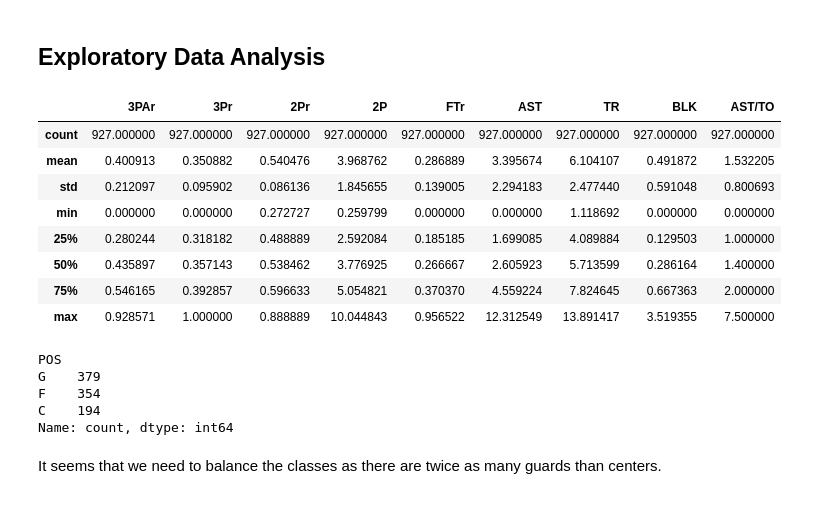
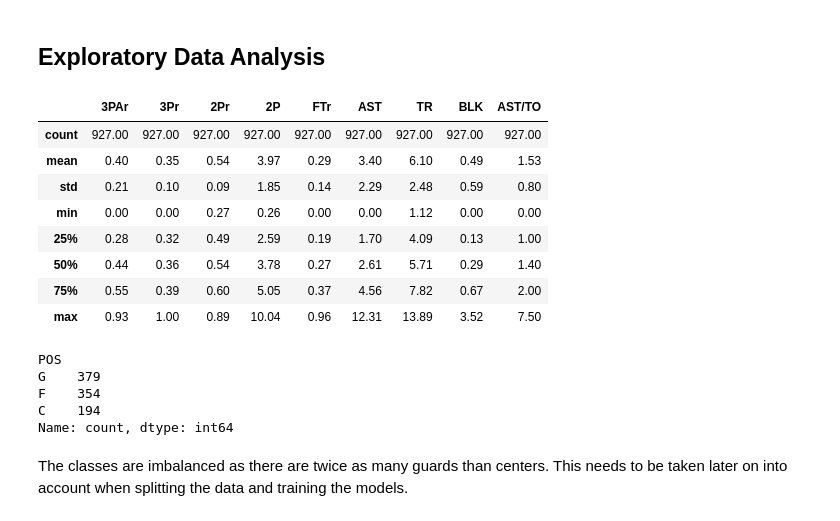
Before and after one commit to vikkesavola/euroleague-position-classifier, a Jupyter notebook: 1_feature_engineering.ipynb, the cells around one changed output. Saved outputs shown, nothing was run; the diff lists cells and outputs as text; code cells hidden in the pictures.

```diff
--- a/1_feature_engineering.ipynb
+++ b/1_feature_engineering.ipynb
@@ -28,18 +28,22 @@ df = pd.DataFrame()
 
 df["POS"] = df_filtered["position"]
 df["code"] = df_filtered["code"]
-df["3PAr"] = df_filtered["threePointersAttempted"] / ( df_filtered["twoPointersAttempted"] + df_filtered["threePointersAttempted"] )
+df["3PAr"] = df_filtered["threePointersAttempted"] /
+            ( df_filtered["twoPointersAttempted"] +
+              df_filtered["threePointersAttempted"] )
 df["3Pr"] = df_filtered["threePointersMade"] / df_filtered["threePointersAttempted"]
 df["2Pr"] = df_filtered["twoPointersMade"] / df_filtered["twoPointersAttempted"]
 df["2P"] = df_filtered["twoPointersMade"] / df_filtered["minutesPlayed"] * 40
 df["FD"] = df_filtered["foulsDrawn"] / df_filtered["minutesPlayed"] * 40
-df["FTr"] = df_filtered["freeThrowsAttempted"] / ( df_filtered["twoPointersAttempted"] + df_filtered["threePointersAttempted"] )
+df["FTr"] = df_filtered["freeThrowsAttempted"] /
+            ( df_filtered["twoPointersAttempted"] +
+              df_filtered["threePointersAttempted"] )
 df["AST"] = df_filtered["assists"] / df_filtered["minutesPlayed"] * 40
 df["TR"] = df_filtered["totalRebounds"] / df_filtered["minutesPlayed"] * 40
 df["BLK"] = df_filtered["blocks"] / df_filtered["minutesPlayed"] * 40
 df["AST/TO"] = df_filtered["assists"] / ( df_filtered["turnovers"] )
 
-df["POS"] = df["POS"].map({1: "G", 2: "F", 3: "C"})
+df["POS"] = df["POS"].map({1: "G", 2: "F", 3: "C"}) # convert EuroLeague's numerical labels into more interpretable ones
 
 # replace AST/TO's infinite values with NaN and perform median imputation
 df["AST/TO"] = df["AST/TO"].replace([np.inf, -np.inf], np.nan)
@@ -48,6 +52,6 @@ df["AST/TO"] = SimpleImputer(missing_values=np.nan, strategy='median').fit_trans
 # perform median imputation for 3Pr as well since is has many NaNs
 df["3Pr"] = SimpleImputer(missing_values=np.nan, strategy='median').fit_transform(df[["3Pr"]])
 
-df.head()
+df.round(3).head()
 # %% [output]
 |  | POS | code | 3PAr | 3Pr | 2Pr | 2P | FD | FTr | AST | TR | BLK | ... |
@@ -70,17 +74,17 @@ df = df.drop(columns=["FD"])
 # %% [markdown]
 ## Exploratory Data Analysis
 # %%
-df.describe()
+df.describe().round(2)
 # %% [output]
 |  | 3PAr | 3Pr | 2Pr | 2P | FTr | AST | TR | BLK | AST/TO |
-| count | 927.000000 | 927.000000 | 927.000000 | 927.000000 | 927.000000 | 927.000000 | 927.000000 | 927.000000 | 927.000000 |
-| mean | 0.400913 | 0.350882 | 0.540476 | 3.968762 | 0.286889 | 3.395674 | 6.104107 | 0.491872 | 1.532205 |
-| std | 0.212097 | 0.095902 | 0.086136 | 1.845655 | 0.139005 | 2.294183 | 2.477440 | 0.591048 | 0.800693 |
-| min | 0.000000 | 0.000000 | 0.272727 | 0.259799 | 0.000000 | 0.000000 | 1.118692 | 0.000000 | 0.000000 |
-| 25% | 0.280244 | 0.318182 | 0.488889 | 2.592084 | 0.185185 | 1.699085 | 4.089884 | 0.129503 | 1.000000 |
-| 50% | 0.435897 | 0.357143 | 0.538462 | 3.776925 | 0.266667 | 2.605923 | 5.713599 | 0.286164 | 1.400000 |
-| 75% | 0.546165 | 0.392857 | 0.596633 | 5.054821 | 0.370370 | 4.559224 | 7.824645 | 0.667363 | 2.000000 |
-| max | 0.928571 | 1.000000 | 0.888889 | 10.044843 | 0.956522 | 12.312549 | 13.891417 | 3.519355 | 7.500000 |
+| count | 927.00 | 927.00 | 927.00 | 927.00 | 927.00 | 927.00 | 927.00 | 927.00 | 927.00 |
+| mean | 0.40 | 0.35 | 0.54 | 3.97 | 0.29 | 3.40 | 6.10 | 0.49 | 1.53 |
+| std | 0.21 | 0.10 | 0.09 | 1.85 | 0.14 | 2.29 | 2.48 | 0.59 | 0.80 |
+| min | 0.00 | 0.00 | 0.27 | 0.26 | 0.00 | 0.00 | 1.12 | 0.00 | 0.00 |
+| 25% | 0.28 | 0.32 | 0.49 | 2.59 | 0.19 | 1.70 | 4.09 | 0.13 | 1.00 |
+| 50% | 0.44 | 0.36 | 0.54 | 3.78 | 0.27 | 2.61 | 5.71 | 0.29 | 1.40 |
+| 75% | 0.55 | 0.39 | 0.60 | 5.05 | 0.37 | 4.56 | 7.82 | 0.67 | 2.00 |
+| max | 0.93 | 1.00 | 0.89 | 10.04 | 0.96 | 12.31 | 13.89 | 3.52 | 7.50 |
 # %%
 df["POS"].value_counts()
 # %% [output]
@@ -90,7 +94,7 @@ F    354
 C    194
 Name: count, dtype: int64
 # %% [markdown]
-It seems that we need to balance the classes as there are twice as many guards than centers.
+The classes are imbalanced as there are twice as many guards than centers. This needs to be taken later on into account when splitting the data and training the models.
 # %%
 # write the processed DataFrame to csv
 df.to_csv("data/processed_data.csv", index=False)
```
Also changed, not shown: parts of 2 cells of this notebook, 1 other file.
